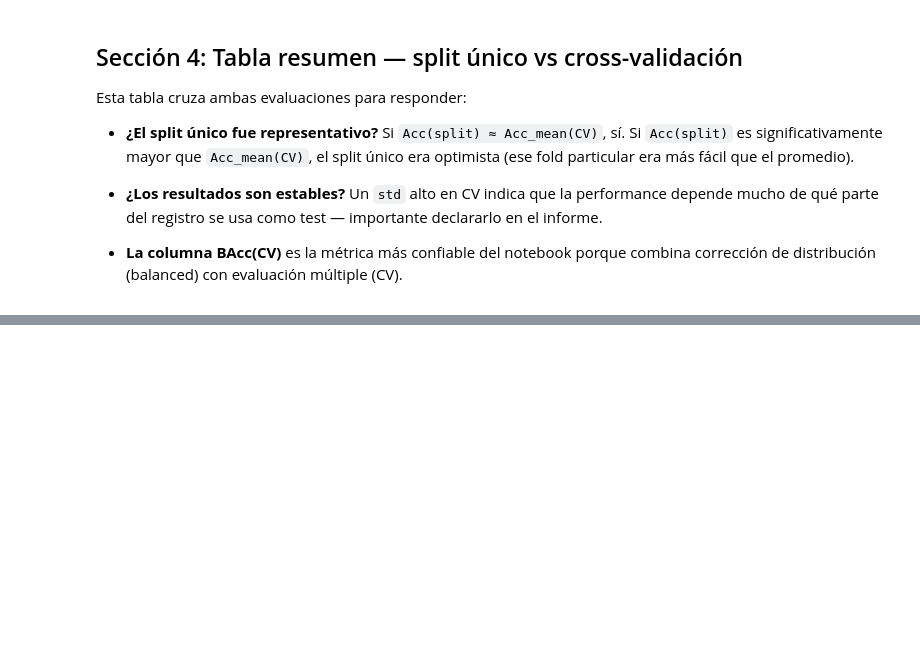
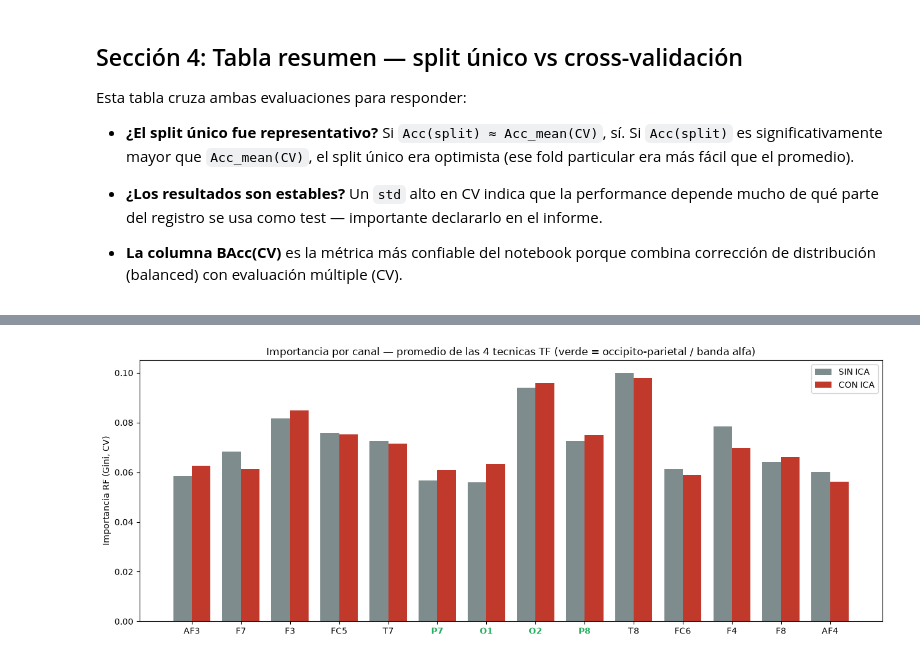
Before and after one commit to benjaauf/Proyecto_INF405, a Jupyter notebook: 07_EVALUACION_ROBUSTA.ipynb, the cells around one changed output, grey strips where cells are left out. Drawn from its saved outputs; the diff is of its cells as text; code cells hidden in the pictures; blank space fills up the shorter version.

```diff
--- a/07_EVALUACION_ROBUSTA.ipynb
+++ b/07_EVALUACION_ROBUSTA.ipynb
@@ -498,0 +511,83 @@ CWT + A (56 features) + Random Forest: BAcc 0.595+-0.088, AUC 0.613+-0.112
+# %%
+## Importancia de features RF (CV) — CON vs SIN ICA
+# Cargar variante CON ICA (mismas columnas/orden que la sin-ICA)
+datasets_ica = {
+    'STFT': pd.read_csv('data/features/features_stft_ica.csv'),
+    'CWT':  pd.read_csv('data/features/features_cwt_ica.csv'),
+    'SST':  pd.read_csv('data/features/features_sst_ica.csv'),
+    'WPD':  pd.read_csv('data/features/features_wpd_ica.csv'),
+}
+Xs_ica = {n: d.drop('label', axis=1).values for n, d in datasets_ica.items()}
+ys_ica = {n: d['label'].values              for n, d in datasets_ica.items()}
+
+rf_template = classifiers['Random Forest']
+featA = [feature_names[i] for i in idx_config_a]   # nombres de las 56 features de Config A
+
+def rf_importance_cv(X, y):
+    """Importancia Gini promediada sobre los folds del TimeSeriesSplit (Config A)."""
+    imps = []
+    for tr, _ in tscv.split(X):
+        sc  = StandardScaler()
+        Xtr = sc.fit_transform(X[tr][:, idx_config_a])
+        rf  = clone(rf_template)
+        rf.fit(Xtr, y[tr])
+        imps.append(rf.feature_importances_)
+    return np.mean(imps, axis=0)
+
+def por_canal(imp_vec):
+    """Agrega las 4 features de cada canal -> importancia por canal."""
+    out = {}
+    for ch in canales_todos:
+        out[ch] = sum(imp_vec[featA.index(f'{ch}_{f}')]
+                      for f in features_por_canal if f'{ch}_{f}' in featA)
+    return out
+
+imp_sin, imp_con = {}, {}
+for tec in TECNICAS:
+    imp_sin[tec] = por_canal(rf_importance_cv(Xs[tec],     ys[tec]))
+    imp_con[tec] = por_canal(rf_importance_cv(Xs_ica[tec], ys_ica[tec]))
+
+# Promedio entre las 4 tecnicas
+imp_sin_avg = {ch: np.mean([imp_sin[t][ch] for t in TECNICAS]) for ch in canales_todos}
+imp_con_avg = {ch: np.mean([imp_con[t][ch] for t in TECNICAS]) for ch in canales_todos}
+
+# --- Grafico 1: importancia por canal, sin vs con ICA (promedio entre tecnicas) ---
+fig, ax = plt.subplots(figsize=(13, 5))
+x = np.arange(len(canales_todos)); w = 0.38
+ax.bar(x - w/2, [imp_sin_avg[c] for c in canales_todos], w, label='SIN ICA', color='#7f8c8d')
+ax.bar(x + w/2, [imp_con_avg[c] for c in canales_todos], w, label='CON ICA', color='#c0392b')
+region_color = {'O1':'#27ae60','O2':'#27ae60','P7':'#27ae60','P8':'#27ae60'}
+for i, c in enumerate(canales_todos):
+    ax.get_xticklabels()
+ax.set_xticks(x); ax.set_xticklabels(canales_todos)
+for tl in ax.get_xticklabels():
+    if tl.get_text() in ('O1','O2','P7','P8'):
+        tl.set_color('#27ae60'); tl.set_fontweight('bold')
+ax.set_ylabel('Importancia RF (Gini, CV)'); ax.set_title('Importancia por canal — promedio de las 4 tecnicas TF (verde = occipito-parietal / banda alfa)')
+ax.legend(); plt.tight_layout()
+plt.savefig('files/importancia_features_ica.png', dpi=120, bbox_inches='tight')
+plt.show()
+
+# --- Resumen por region ---
+frontales   = ['AF3','F7','F3','FC5','FC6','F4','F8','AF4']
+temporales  = ['T7','T8']
+occ_pariet  = ['O1','O2','P7','P8']
+def region_sum(d, region): return sum(d[ch] for ch in region)
+
+print('=== Importancia agregada por region (fraccion del total, promedio de las 4 tecnicas) ===')
+print(f"{'Region':<22}{'SIN ICA':>10}{'CON ICA':>10}{'Delta':>10}")
+for nombre, reg in [('Frontal', frontales), ('Temporal (T7/T8)', temporales), ('Occipito-parietal', occ_pariet)]:
+    s, c = region_sum(imp_sin_avg, reg), region_sum(imp_con_avg, reg)
+    print(f'{nombre:<22}{s:>10.3f}{c:>10.3f}{c-s:>+10.3f}')
+
+d_occ = region_sum(imp_con_avg, occ_pariet) - region_sum(imp_sin_avg, occ_pariet)
+d_fro = region_sum(imp_con_avg, frontales)  - region_sum(imp_sin_avg, frontales)
+print('\n--- Interpretacion ---')
+print(f'Cambio importancia occipito-parietal (alfa) con ICA: {d_occ:+.3f}')
+print(f'Cambio importancia frontal con ICA:                  {d_fro:+.3f}')
+if d_occ > 0 and d_fro < 0:
+    print('=> ICA desplazo la importancia HACIA el alfa occipital (consistente con la hipotesis fisiologica).')
+else:
+    print('=> ICA NO desplazo la importancia hacia el alfa occipital (resultado contra-intuitivo: ver discusion).')
+# %% [output]
+[figure, added]
```
Also changed, not shown: parts of 12 cells of this notebook, 13 other files.
